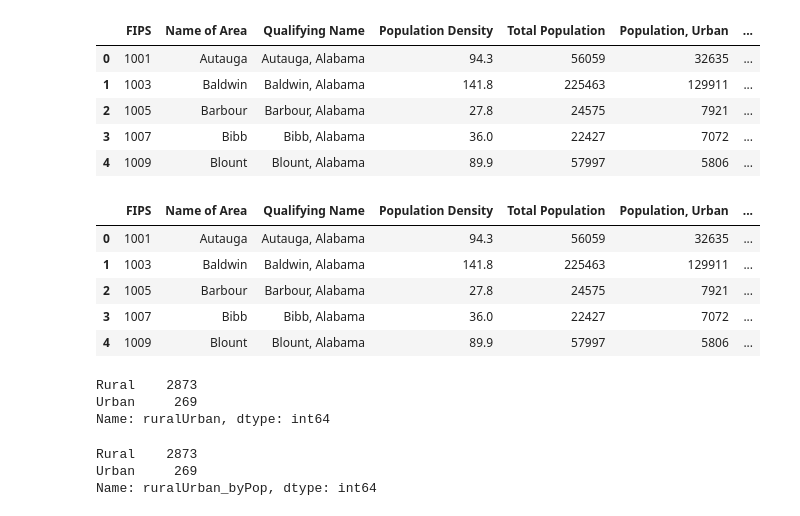
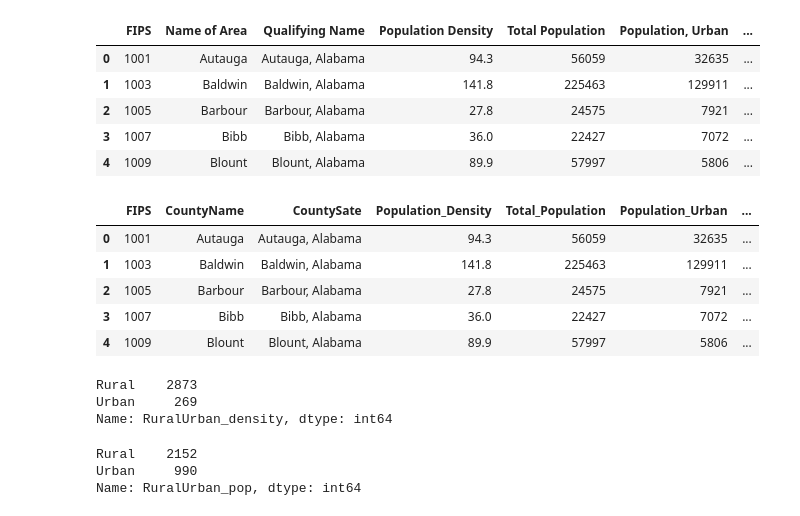
Before and after one commit to Degri95/Final_Project, a Jupyter notebook: CDC_Data_pre-processing.ipynb, the cells around one changed output. Cells and saved outputs as stored; diff of their text form; code cells hidden in the pictures.

```diff
--- a/CDC_Data_pre-processing.ipynb
+++ b/CDC_Data_pre-processing.ipynb
@@ -107,19 +107,13 @@ census_df.head(5)
-# %%
-#create a new column the classifies countries as Rural or Urban based on population density
-#create a list of conditions
-conditions = [(census_df['Population Density']<=500),(census_df['Population Density'] >500)]
-
-#create the list of values to assign for each condition
-values = ['Rural', 'Urban']
-
-#create new column and use np.select to assign values
-census_df['ruralUrban'] = np.select(conditions, values)
-
-census_df.head(5)
-# %% [output]
-|  | FIPS | Name of Area | Qualifying Name | Population Density | Total Population | Population, Urban | ... |
-| 0 | 1001 | Autauga | Autauga, Alabama | 94.3 | 56059 | 32635 | ... |
-| 1 | 1003 | Baldwin | Baldwin, Alabama | 141.8 | 225463 | 129911 | ... |
-| 2 | 1005 | Barbour | Barbour, Alabama | 27.8 | 24575 | 7921 | ... |
-| 3 | 1007 | Bibb | Bibb, Alabama | 36.0 | 22427 | 7072 | ... |
-| 4 | 1009 | Blount | Blount, Alabama | 89.9 | 57997 | 5806 | ... |
+# %%
+##  change column names to match county_pop_df and to remove spaces
+census_df.rename(columns = {'Name of Area':'CountyName', 'Qualifying Name': 'CountySate', 'Population Density': 'Population_Density',
+                            'Total Population':'Total_Population', 'Population, Urban': 'Population_Urban', 'Population, Rural': 'Population_Rural'},
+                            inplace = True)
+census_df.head(5)
+# %% [output]
+|  | FIPS | CountyName | CountySate | Population_Density | Total_Population | Population_Urban | ... |
+| 0 | 1001 | Autauga | Autauga, Alabama | 94.3 | 56059 | 32635 | ... |
+| 1 | 1003 | Baldwin | Baldwin, Alabama | 141.8 | 225463 | 129911 | ... |
+| 2 | 1005 | Barbour | Barbour, Alabama | 27.8 | 24575 | 7921 | ... |
+| 3 | 1007 | Bibb | Bibb, Alabama | 36.0 | 22427 | 7072 | ... |
+| 4 | 1009 | Blount | Blount, Alabama | 89.9 | 57997 | 5806 | ... |
@@ -126,26 +130,7 @@ census_df.head(5)
 # %%
 #display number of rural vs urban counties
-census_df['ruralUrban'].value_counts()
+census_df['RuralUrban_density'].value_counts()
 # %% [output]
 Rural    2873
 Urban     269
-Name: ruralUrban, dtype: int64
+Name: RuralUrban_density, dtype: int64
-# %%
-#create a new column to cofirm population denisty classifier using total population
-#create a list of conditions
-new_conditions = [
-    (census_df['Total Population']<50000),
-    (census_df['Total Population'] >=50000)
-]
-
-#create the list of values to assign for each condition
-new_values = ['Rural', 'Urban']
-
-#create new column and use np.select to assign values
-census_df['ruralUrban_byPop'] = np.select(conditions, values)
-
-census_df['ruralUrban_byPop'].value_counts()
-# %% [output]
-Rural    2873
-Urban     269
-Name: ruralUrban_byPop, dtype: int64
@@ -152 +147,8 @@ Name: ruralUrban_byPop, dtype: int64
+# %%
+#display number of rural vs urban counties
+census_df['RuralUrban_pop'].value_counts()
+# %% [output]
+Rural    2152
+Urban     990
+Name: RuralUrban_pop, dtype: int64
 # %%
```
Also changed, not shown: parts of 5 cells of this notebook.
